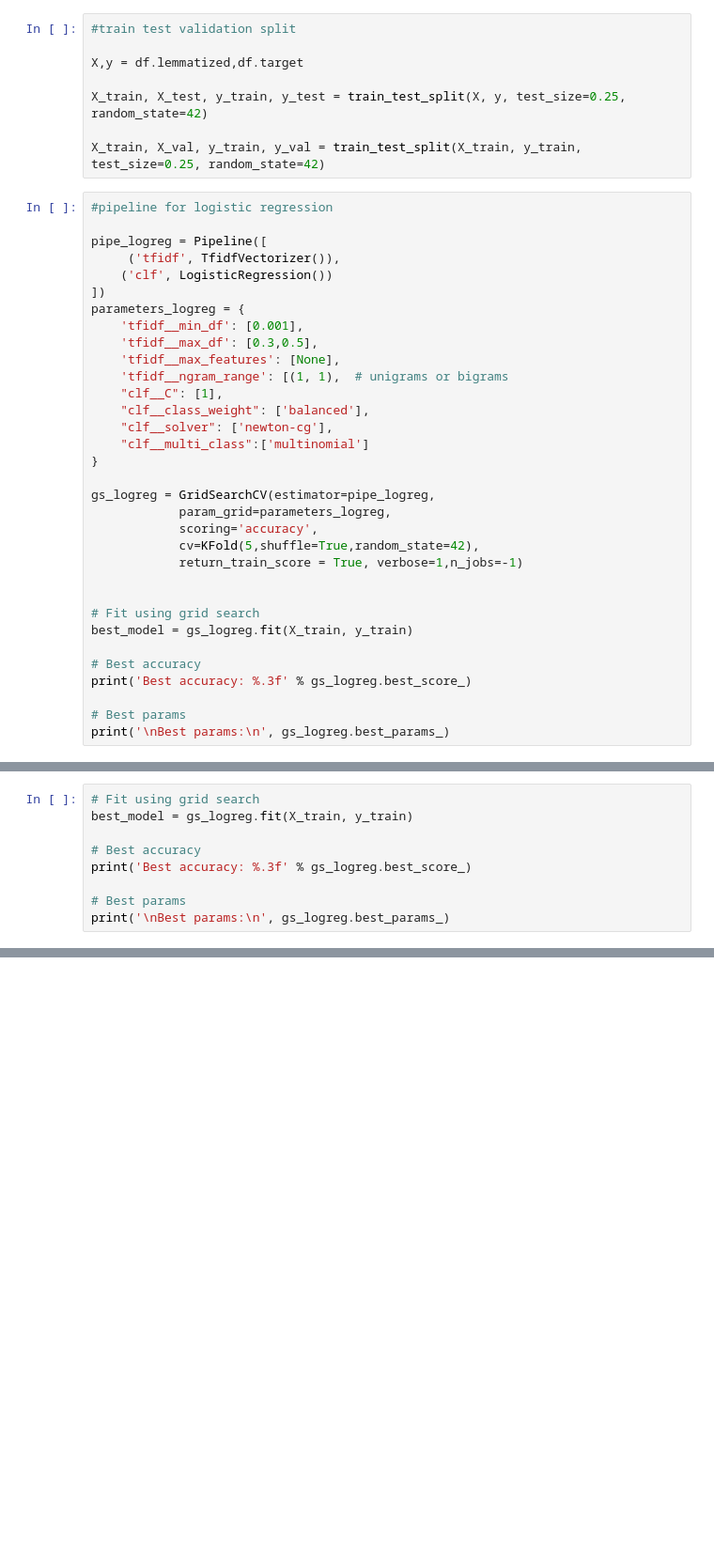
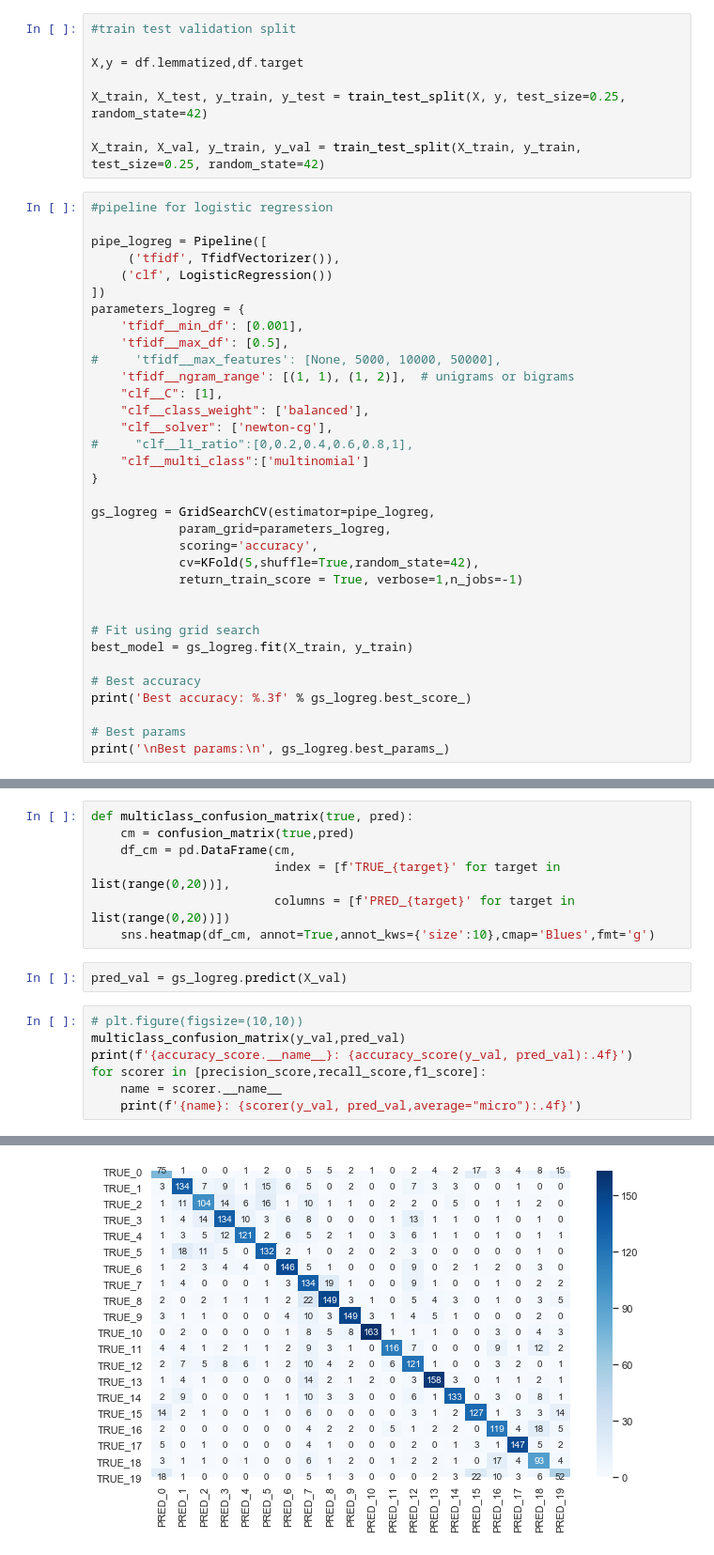
Before and after one commit to joekryan/NLP_Project, a Jupyter notebook: Workbook1.ipynb, the cells around one changed output, grey strips where cells are left out. Shown: that part at 94% size. Cells and saved outputs as stored; diff of their text form; blank space fills up the shorter version.

Commit message:
confusion matrix

```diff
--- a/Workbook1.ipynb
+++ b/Workbook1.ipynb
@@ -167,12 +180,13 @@ pipe_logreg = Pipeline([
 ])
 parameters_logreg = {
     'tfidf__min_df': [0.001],
-    'tfidf__max_df': [0.3,0.5],
-    'tfidf__max_features': [None],
-    'tfidf__ngram_range': [(1, 1),  # unigrams or bigrams
+    'tfidf__max_df': [0.5],
+#     'tfidf__max_features': [None, 5000, 10000, 50000],
+    'tfidf__ngram_range': [(1, 1), (1, 2)],  # unigrams or bigrams
     "clf__C": [1],
     "clf__class_weight": ['balanced'],
     "clf__solver": ['newton-cg'],
+#     "clf__l1_ratio":[0,0.2,0.4,0.6,0.8,1],
     "clf__multi_class":['multinomial']
 }
 
@@ -194,11 +216,2 @@ print('\nBest params:\n', gs_logreg.best_params_)
-# %%
-# Fit using grid search
-best_model = gs_logreg.fit(X_train, y_train)
-
-# Best accuracy
-print('Best accuracy: %.3f' % gs_logreg.best_score_)
-
-# Best params
-print('\nBest params:\n', gs_logreg.best_params_)
 # %%
 pipe_logreg.get_params().keys()
@@ -210,0 +250,17 @@ scoring={'accuracy':accuracy,'precision':precision,'recall':recall,'f1':f1}
+# %%
+def multiclass_confusion_matrix(true, pred):
+    cm = confusion_matrix(true,pred)
+    df_cm = pd.DataFrame(cm,
+                         index = [f'TRUE_{target}' for target in list(range(0,20))],
+                         columns = [f'PRED_{target}' for target in list(range(0,20))])
+    sns.heatmap(df_cm, annot=True,annot_kws={'size':10},cmap='Blues',fmt='g')
+# %%
+pred_val = gs_logreg.predict(X_val)
+# %%
+# plt.figure(figsize=(10,10))
+multiclass_confusion_matrix(y_val,pred_val)
+print(f'{accuracy_score.__name__}: {accuracy_score(y_val, pred_val):.4f}')
+for scorer in [precision_score,recall_score,f1_score]:
+    name = scorer.__name__
+    print(f'{name}: {scorer(y_val, pred_val,average="micro"):.4f}')
+# %% [output]
@@ -210,0 +271 @@ scoring={'accuracy':accuracy,'precision':precision,'recall':recall,'f1':f1}
+[figure, added]
```
Also changed, not shown: parts of 10 cells of this notebook.
